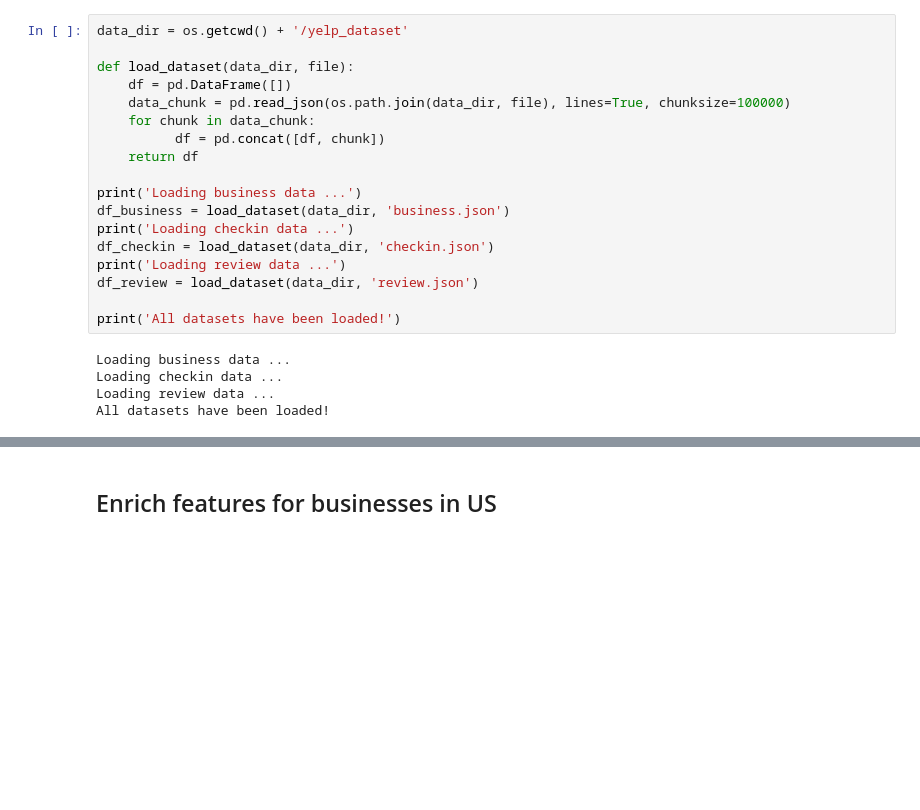
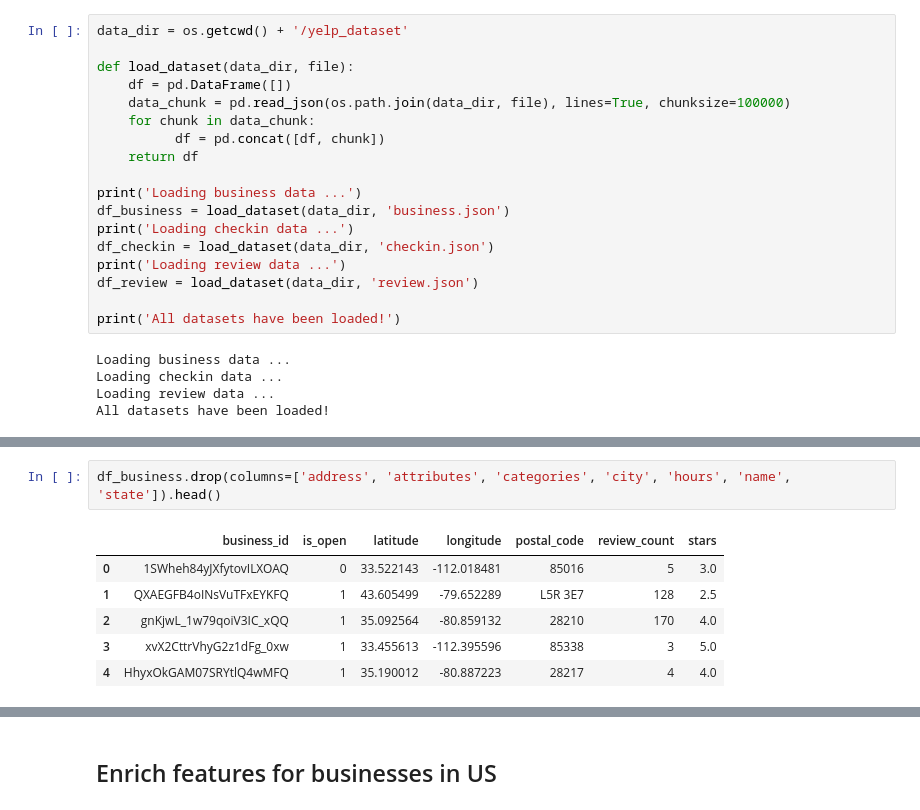
Before and after one commit to geraldgong/Yelp_challenge, a Jupyter notebook: Yelp_features.ipynb, the cells around one changed output, grey strips where cells are left out. Cells and saved outputs as stored; diff of their text form; blank space fills up the shorter version.

```diff
--- a/Yelp_features.ipynb
+++ b/Yelp_features.ipynb
@@ -47,0 +36,9 @@ df_review.head(2)
+# %%
+df_business.drop(columns=['address', 'attributes', 'categories', 'city', 'hours', 'name', 'state']).head()
+# %% [output]
+|  | business_id | is_open | latitude | longitude | postal_code | review_count | stars |
+| 0 | 1SWheh84yJXfytovILXOAQ | 0 | 33.522143 | -112.018481 | 85016 | 5 | 3.0 |
+| 1 | QXAEGFB4oINsVuTFxEYKFQ | 1 | 43.605499 | -79.652289 | L5R 3E7 | 128 | 2.5 |
+| 2 | gnKjwL_1w79qoiV3IC_xQQ | 1 | 35.092564 | -80.859132 | 28210 | 170 | 4.0 |
+| 3 | xvX2CttrVhyG2z1dFg_0xw | 1 | 33.455613 | -112.395596 | 85338 | 3 | 5.0 |
+| 4 | HhyxOkGAM07SRYtlQ4wMFQ | 1 | 35.190012 | -80.887223 | 28217 | 4 | 4.0 |
```
Also changed, not shown: parts of 5 cells of this notebook, 7 other files.
